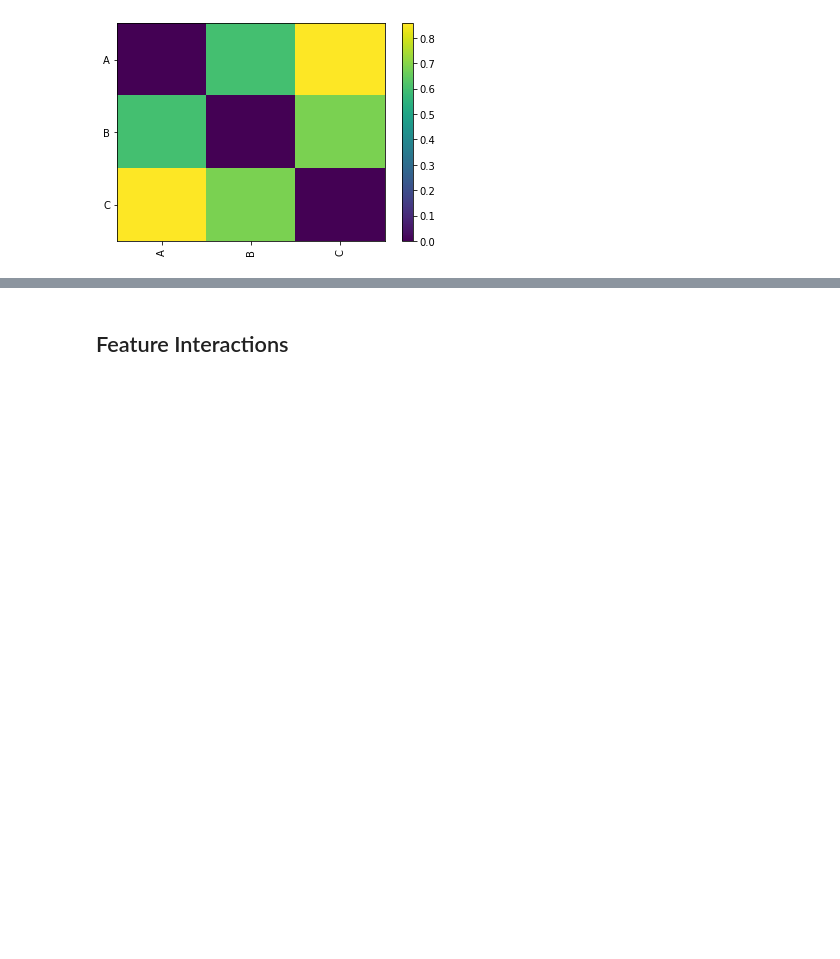
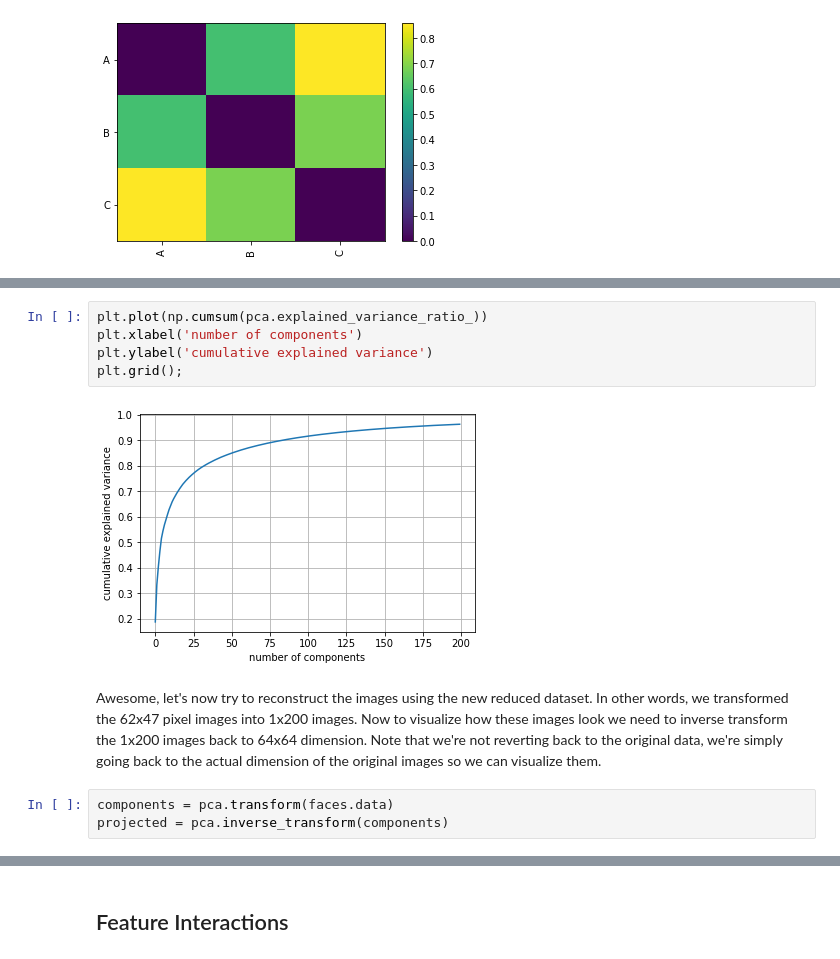
Before and after one commit to MachineLearningJournalClub/HowToTackleAMLCompetition, a Jupyter notebook: HowToTackleAMLCompetition/Lecture7|AdvancedFeatures.ipynb, the cells around one changed output, grey strips where cells are left out. Drawn from its saved outputs; the diff is of its cells as text; blank space fills up the shorter version.

```diff
--- a/HowToTackleAMLCompetition/Lecture7|AdvancedFeatures.ipynb
+++ b/HowToTackleAMLCompetition/Lecture7|AdvancedFeatures.ipynb
@@ -435,0 +465,12 @@ df_to_distances(table1, bray_curtis_distance)
+# %%
+plt.plot(np.cumsum(pca.explained_variance_ratio_))
+plt.xlabel('number of components')
+plt.ylabel('cumulative explained variance')
+plt.grid();
+# %% [output]
+[figure, added]
+# %% [markdown]
+Awesome, let's now try to reconstruct the images using the new reduced dataset. In other words, we transformed the 62x47 pixel images into 1x200 images. Now to visualize how these images look we need to inverse transform the 1x200 images back to 64x64 dimension. Note that we're not reverting back to the original data, we're simply going back to the actual dimension of the original images so we can visualize them.
+# %%
+components = pca.transform(faces.data)
+projected = pca.inverse_transform(components)
```
Also changed, not shown: parts of 17 cells of this notebook.
